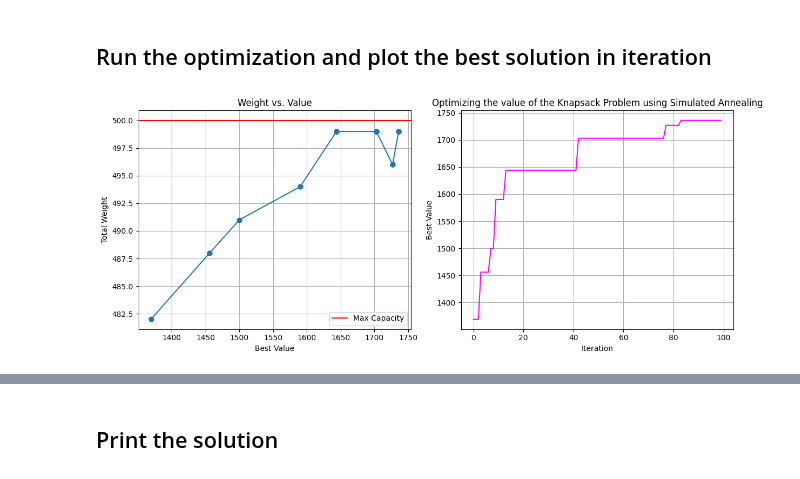
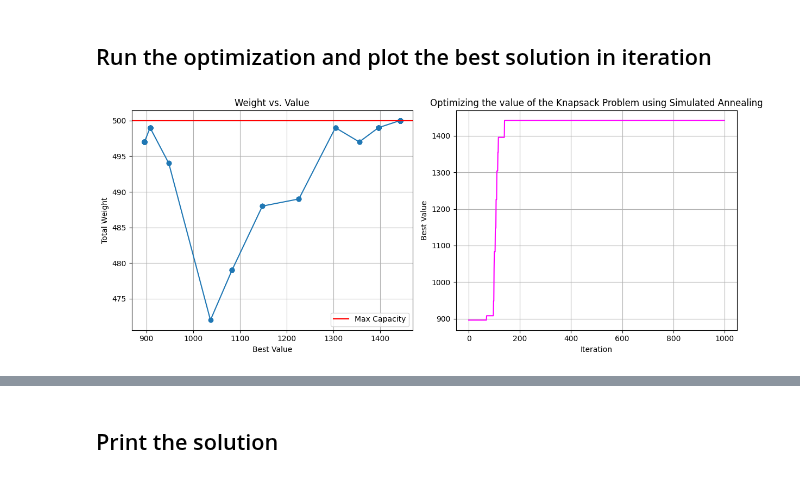
Before and after one commit to reascr/MSC-in-IT-and-Cognition, a Jupyter notebook: AppliedAI/optimization_task_1.ipynb, the cells around one changed output, grey strips where cells are left out. Cells and saved outputs as stored; diff of their text form; code cells hidden in the pictures.

```diff
--- a/AppliedAI/optimization_task_1.ipynb
+++ b/AppliedAI/optimization_task_1.ipynb
@@ -80,7 +80,7 @@ make sure to comment on the code
 # %%
 import math
 
-max_iter = 100
+max_iter = 1000
 
 # code modified after pseudocode in Lecture slides 8 Optimization, p. 40.
 
@@ -103,16 +103,17 @@ def knapsack_simulated_annealing(starting_solution, values, weights, max_capacit
     total_value_best, _ = calculate_cost(best_solution, values, weights, max_capacity)
     #print(total_value_best)
 
-    if is_below_capacity and total_value_new >= total_value_current: # if the new solution is better than the current one, update new to current
+    if is_below_capacity and (total_value_new >= total_value_current): # if the new solution is better than the current one, update new to current
       current_solution = neighbor_solution
       if total_value_new >= total_value_best: # if new solution better than best solution, update best solution
         best_solution = neighbor_solution
     else:
+      # if not better, randomly accept a new solution based on the acceptance probability (the higher the temp, the greater the likelihood of accepting a worse solution, cf. Lecture slides 8 Optimization, p. 40)
       try:
-        acceptance_probability =math.exp((total_value_current-total_value_new)/current_temp) # if not better, randomly accept a new solution based on the acceptance probability (the higher the temp, the higher the probability to accept a worse solution, cf. Lecture slides 8 Optimization, p. 40)
-      except OverflowError:
+        acceptance_probability =math.exp((total_value_current-total_value_new)/current_temp) # if the temp decreases, the acceptance probability goes more and more towards 0
+      except OverflowError: # handle when acceptance probability is too high
         acceptance_probability = 0
-      if random.random() < acceptance_probability:
+      if acceptance_probability > random.random(): # random.random() returns a float between 0 and 1. If the acceptance probability is high, its likely that we accept a worse solution as current solution (though not as best)
         current_solution = neighbor_solution
 
     # get weight and value of best solution in this iteration
@@ -147,7 +148,7 @@ def calculate_cost(current_solution, values, weights, max_capacity): # cost is s
   """
   total_value = sum(v for v, s in zip(values, current_solution) if s == 1)
   total_weight = sum(w for w, s in zip(weights, current_solution) if s == 1)
-  is_below_capacity = True if total_weight < max_capacity else False
+  is_below_capacity = True if total_weight <= max_capacity else False
   #print(total_weight)
   return (total_value, is_below_capacity)
 # %% [markdown]
@@ -190,34 +191,33 @@ Selected items: [54, 70, 94, 120, 145, 161, 184, 318, 375, 395, 429, 445, 469, 5
 # %% [markdown]
 ## Run the optimization and plot the best solution in iteration
 # %%
-best_solution, best_values, best_weights = knapsack_simulated_annealing(starting_solution, values, weights, max_knapsack_capacity, max_iter, 10, 0.95)
-
 import matplotlib.pyplot as plt
 
 def plot_solution(max_iter, best_values, best_weights):
   """
-  Plots the weights vs. the values of the best solution over iterations of the knapsack simulated annealing optimization and the best value over iterations.
+  Plots the weights vs. the values of the best solution and the best value over iterations for the knapsack simulated annealing optimization.
   """
   iterations = list(range(max_iter))
   fig, (ax1, ax2) = plt.subplots(1, 2, figsize=(12, 5))
 
   ax1.plot(best_values, best_weights, marker='o')
   ax1.axhline(y=max_knapsack_capacity, color='red', label='Max Capacity')
   ax1.set_xlabel("Best Value")
   ax1.set_ylabel("Total Weight")
   ax1.set_title("Weight vs. Value")
   ax1.legend()
   ax1.grid(True)
 
   ax2.plot(iterations, best_values, color='magenta', label='Best Value Over Time')
   ax2.set_xlabel("Iteration")
   ax2.set_ylabel("Best Value")
   ax2.set_title("Optimizing the value of the Knapsack Problem using Simulated Annealing")
   ax2.grid(True)
 
   plt.tight_layout()
   plt.show()
 
+best_solution, best_values, best_weights = knapsack_simulated_annealing(starting_solution, values, weights, max_knapsack_capacity, max_iter, 10, 0.95)
 plot_solution(max_iter, best_values, best_weights)
 # %% [output]
-[figure, old version]
+[figure, new version]
```
Also changed, not shown: parts of 4 cells of this notebook.
